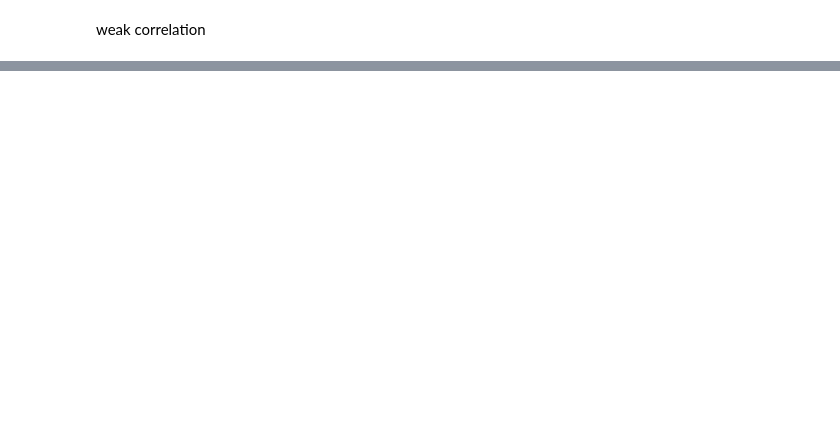
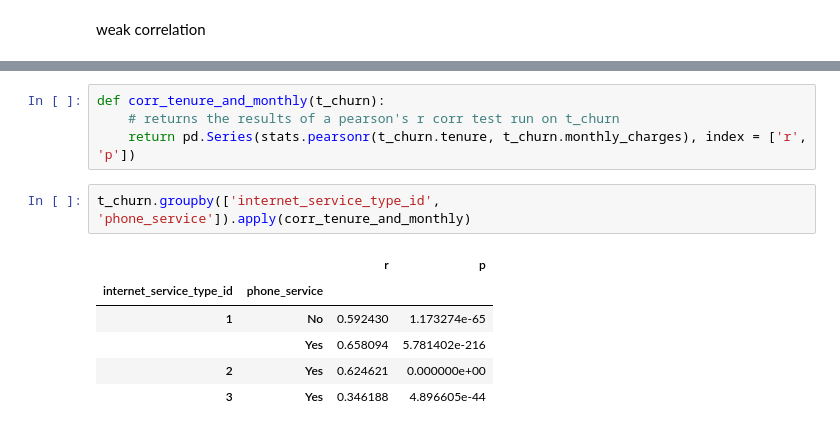
Before and after one commit to Michael-Austin-Mesa/statistics-exercises, a Jupyter notebook: hypothesis_testing.ipynb, the cells around one changed output, grey strips where cells are left out. Drawn from its saved outputs; the diff is of its cells as text; blank space fills up the shorter version.

```diff
--- a/hypothesis_testing.ipynb
+++ b/hypothesis_testing.ipynb
@@ -352,0 +368,13 @@ dtype('O')
+# %%
+def corr_tenure_and_monthly(t_churn):
+    # returns the results of a pearson's r corr test run on t_churn
+    return pd.Series(stats.pearsonr(t_churn.tenure, t_churn.monthly_charges), index = ['r', 'p'])
+# %%
+t_churn.groupby(['internet_service_type_id', 'phone_service']).apply(corr_tenure_and_monthly)
+# %% [output]
+|  |  | r | p |
+| internet_service_type_id | phone_service |  |  |
+| 1 | No | 0.592430 | 1.173274e-65 |
+|  | Yes | 0.658094 | 5.781402e-216 |
+| 2 | Yes | 0.624621 | 0.000000e+00 |
+| 3 | Yes | 0.346188 | 4.896605e-44 |
```
Also changed, not shown: parts of 75 cells of this notebook.
